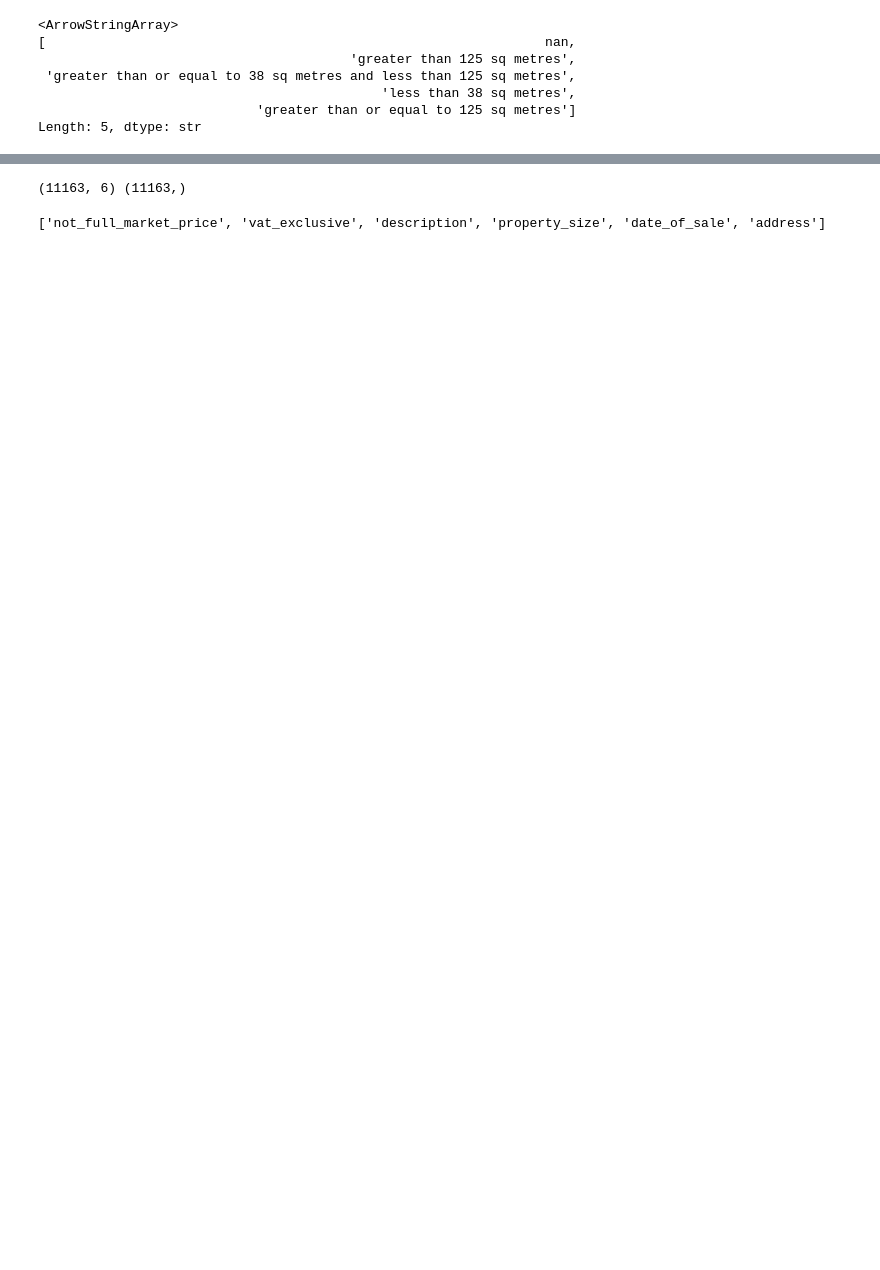
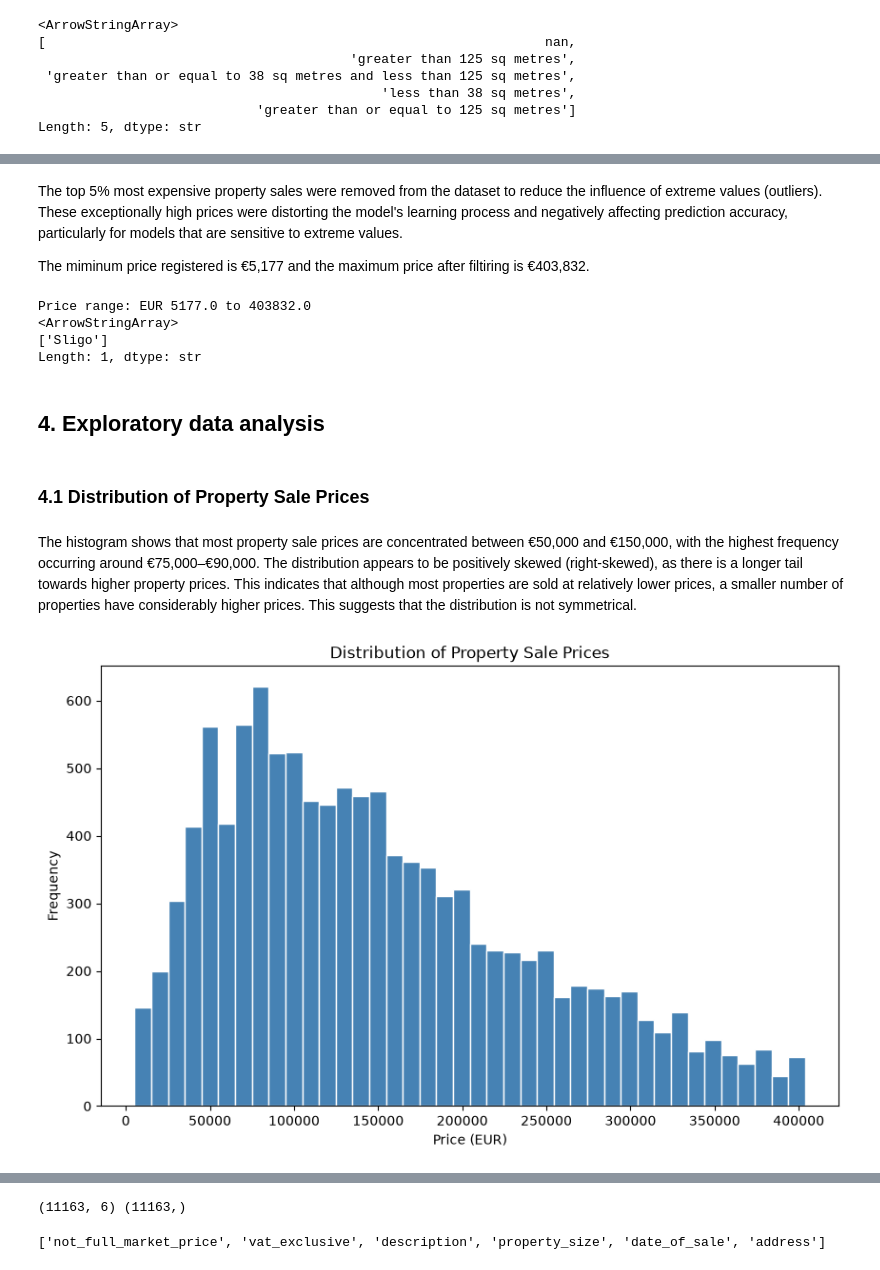
Before and after one commit to JessicaOliveiraCCT/Predicting-House-Prices-in-Ireland, a Jupyter notebook: Predicting_houses_price_CA.ipynb, the cells around one changed output, grey strips where cells are left out. Saved outputs shown, nothing was run; the diff lists cells and outputs as text; code cells hidden in the pictures; blank space fills up the shorter version.

Commit message:
Introduction, Data cleaning, Data preparation, ML

```diff
--- a/Predicting_houses_price_CA.ipynb
+++ b/Predicting_houses_price_CA.ipynb
@@ -13,2 +26,2 @@ from sklearn.metrics import mean_absolute_error, mean_squared_error, r2_score
 # %%
-df_counts= pd.read_csv('property_price_register.csv')
+df_counts= pd.read_csv('property_price_register.csv', low_memory=False)
@@ -92,2 +121,2 @@ Name: count, dtype: int64
 # %%
-df_Sligo = df_counts[df_counts['county'].astype(str).str.contains('Sligo', case=False, na=False)].copy()
+df = df_counts[df_counts["county"].astype(str).str.strip().str.lower() == "sligo"].copy()
@@ -97,6 +128,4 @@ df_Sligo["county"].unique()
 <ArrowStringArray>
 ['Sligo']
 Length: 1, dtype: str
-# %%
-df = df_Sligo.copy()
 # %%
@@ -187,0 +218,34 @@ Length: 1, dtype: str
+# %% [markdown]
+The top 5% most expensive property sales were removed from the dataset to reduce the influence of extreme values (outliers). These exceptionally high prices were distorting the model's learning process and negatively affecting prediction accuracy, particularly for models that are sensitive to extreme values.
+
+The miminum price registered is €5,177 and the maximum price after filtiring is €403,832.
+# %%
+limit = df["price_eur"].quantile(0.95)
+df = df[df["price_eur"] <= limit]
+
+
+print("Price range: EUR", df["price_eur"].min(), "to", df["price_eur"].max())
+print(df["county"].unique())
+# %% [output]
+Price range: EUR 5177.0 to 403832.0
+<ArrowStringArray>
+['Sligo']
+Length: 1, dtype: str
+# %% [markdown]
+## 4. Exploratory data analysis
+# %% [markdown]
+### 4.1 Distribution of Property Sale Prices
+# %% [markdown]
+The histogram shows that most property sale prices are concentrated between €50,000 and €150,000, with the highest frequency occurring around €75,000–€90,000. The distribution appears to be positively skewed (right-skewed), as there is a longer tail towards higher property prices. This indicates that although most properties are sold at relatively lower prices, a smaller number of properties have considerably higher prices. This suggests that the distribution is not symmetrical.
+# %%
+plt.figure(figsize=(10, 6))
+
+plt.hist( df["price_eur"], bins=40, color="steelblue", edgecolor="white")
+
+plt.title("Distribution of Property Sale Prices")
+plt.xlabel("Price (EUR)")
+plt.ylabel("Frequency")
+
+plt.show()
+# %% [output]
+[figure, added]
```
Also changed, not shown: parts of 48 cells of this notebook.
